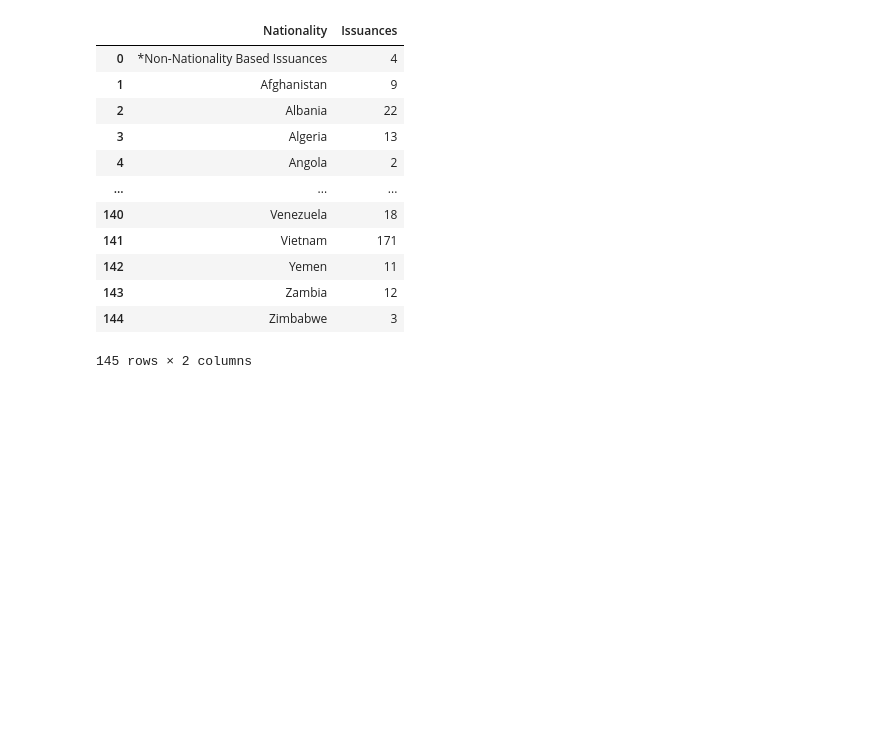
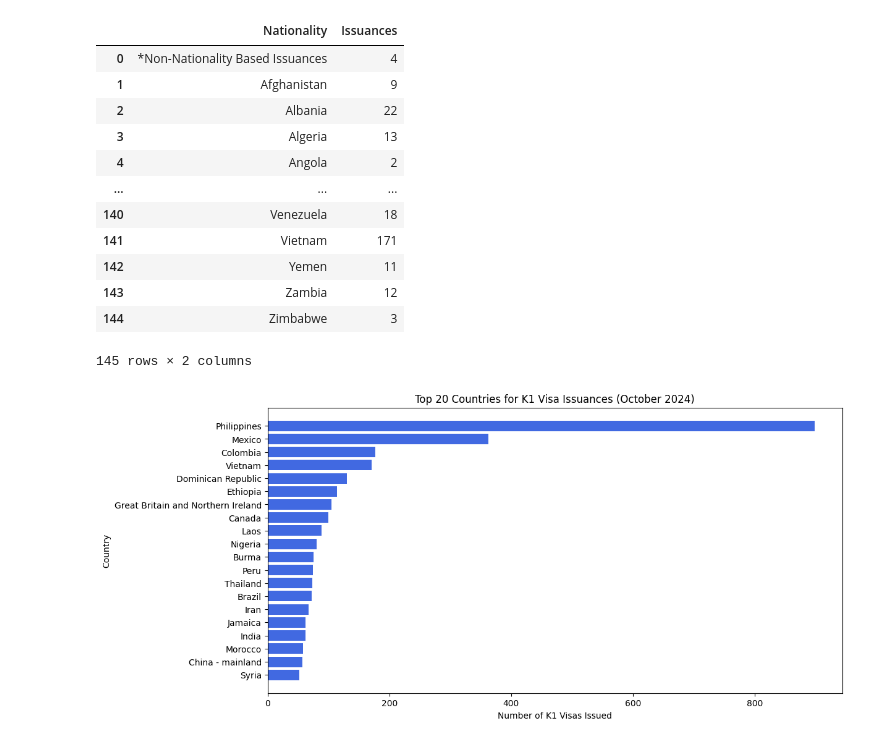
Before and after one commit to knich91/90_Day_Fiance_Real_Or_Reality, a Jupyter notebook: Capstone.ipynb, the cells around one changed output. Saved outputs shown, nothing was run; the diff lists cells and outputs as text; code cells hidden in the pictures; blank space fills up the shorter version.

Commit message:
updated k1 visa comparisons

```diff
--- a/Capstone.ipynb
+++ b/Capstone.ipynb
@@ -642,0 +621,28 @@ count_k1_issuances(niv_oct_24)
+# %%
+# create a graph of country issuances of K1 visa
+
+# Convert 'Issuances' to numeric, handling errors and dropping NaNs
+niv_oct_24["Issuances"] = pd.to_numeric(niv_oct_24["Issuances"], errors="coerce")
+niv_oct_24.dropna(subset=["Visa Class", "Issuances"], inplace=True)
+
+# Filter for K1 visas
+df_k1 = niv_oct_24[niv_oct_24["Visa Class"] == "K1"]
+
+# Aggregate issuances by nationality
+df_k1_grouped = df_k1.groupby("Nationality")["Issuances"].sum().reset_index()
+
+# Sort data for better visualization
+df_k1_sorted = df_k1_grouped.sort_values(by="Issuances", ascending=False).head(20)  # Top 20 countries
+
+# Plot bar chart
+fig, ax = plt.subplots(figsize=(12, 6))
+ax.barh(df_k1_sorted["Nationality"], df_k1_sorted["Issuances"], color="royalblue")
+ax.set_xlabel("Number of K1 Visas Issued")
+ax.set_ylabel("Country")
+ax.set_title("Top 20 Countries for K1 Visa Issuances (October 2024)")
+ax.invert_yaxis()  # Highest value at top
+
+# Show the plot
+plt.show()
+# %% [output]
+[figure, added]
```
Also changed, not shown: parts of 11 cells of this notebook.
